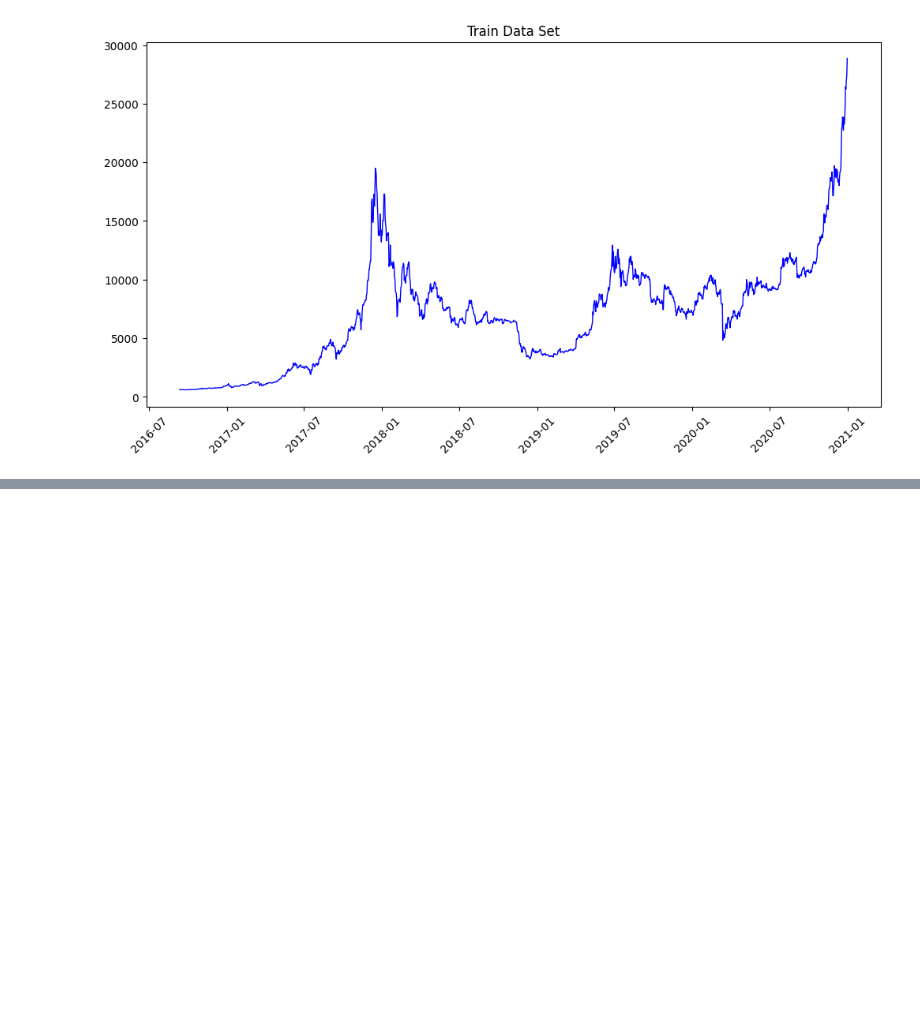
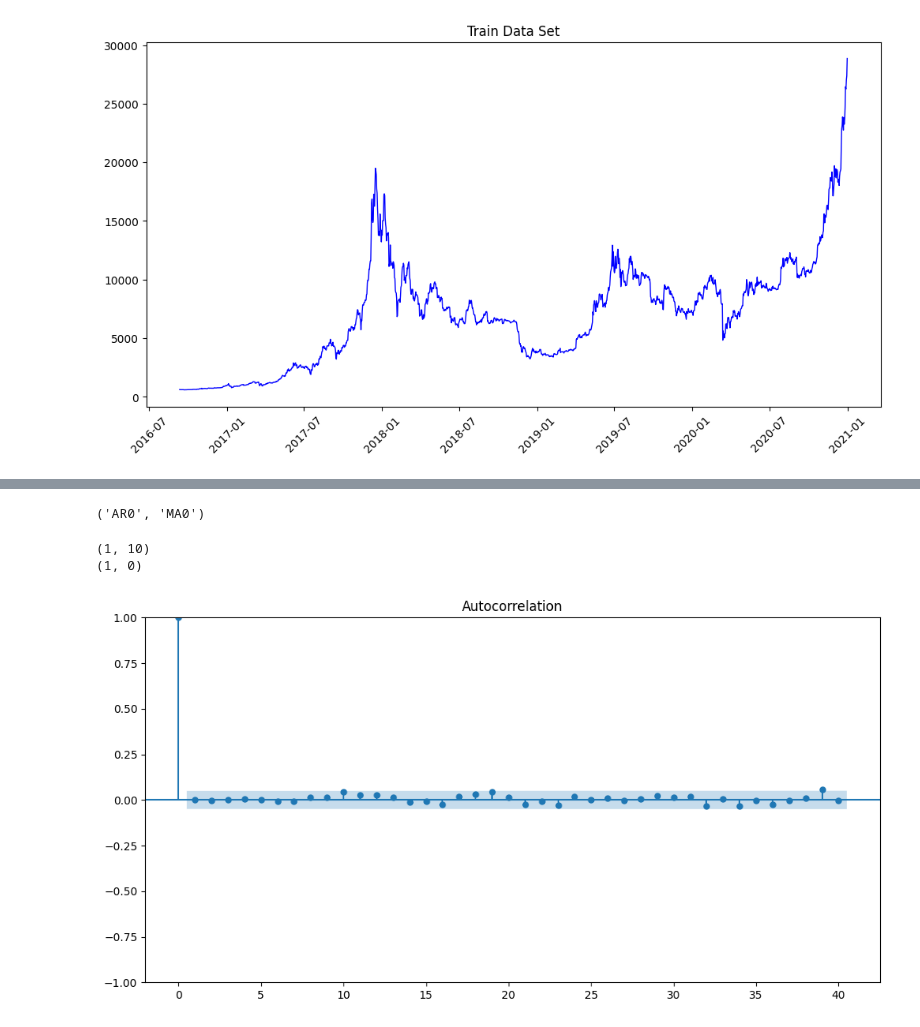
Before and after one commit to AidCheng/MCM-C, a Jupyter notebook: problem_c.ipynb, the cells around one changed output, grey strips where cells are left out. Drawn from its saved outputs; the diff is of its cells as text; code cells hidden in the pictures; blank space fills up the shorter version.

```diff
--- a/problem_c.ipynb
+++ b/problem_c.ipynb
@@ -86,0 +209,26 @@ plt.show()
+# %%
+result_bic.stack().idxmin()
+# %% [output]
+('AR0', 'MA0')
+# %%
+train_results = stm.tsa.arma_order_select_ic(train,ic = ['aic','bic'], trend='n', max_ar=10, max_ma = 10)
+
+print(train_results.aic_min_order)
+print(train_results.bic_min_order)
+# %% [output]
+(1, 10)
+(1, 0)
+# %%
+p = 8
+q = 9
+d = 0
+
+model = stm.tsa.ARIMA(train, order=(p,d,q))
+result = model.fit()
+resit = result.resid
+# %%
+fig, ax = plt.subplots(figsize = (12,6))
+ax = stm.graphics.tsa.plot_acf(resit, lags=40, ax=ax)
+plt.show()
+# %% [output]
+[figure, added]
```
Also changed, not shown: parts of 19 cells of this notebook.
